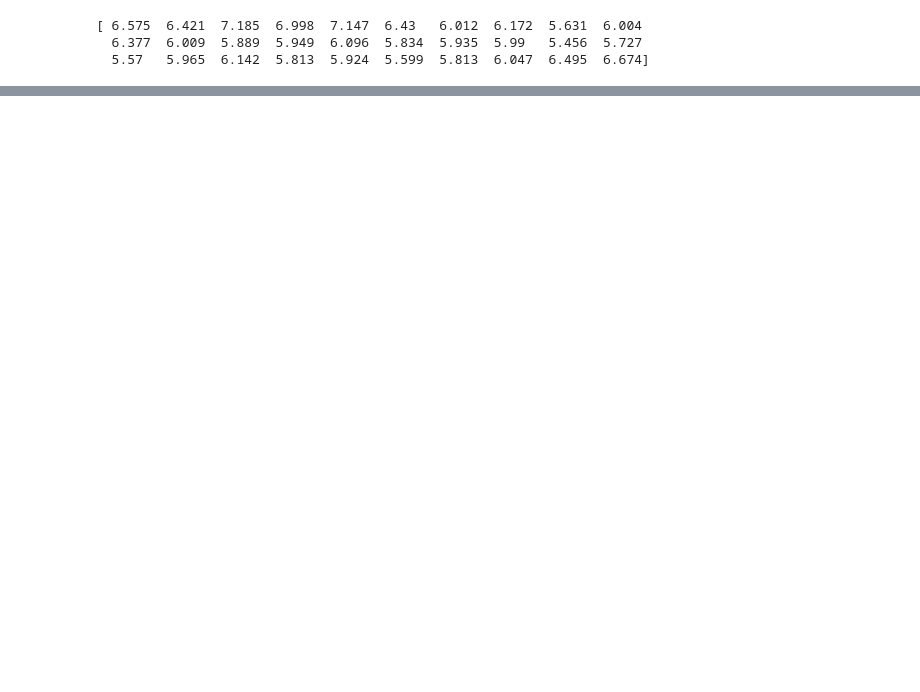
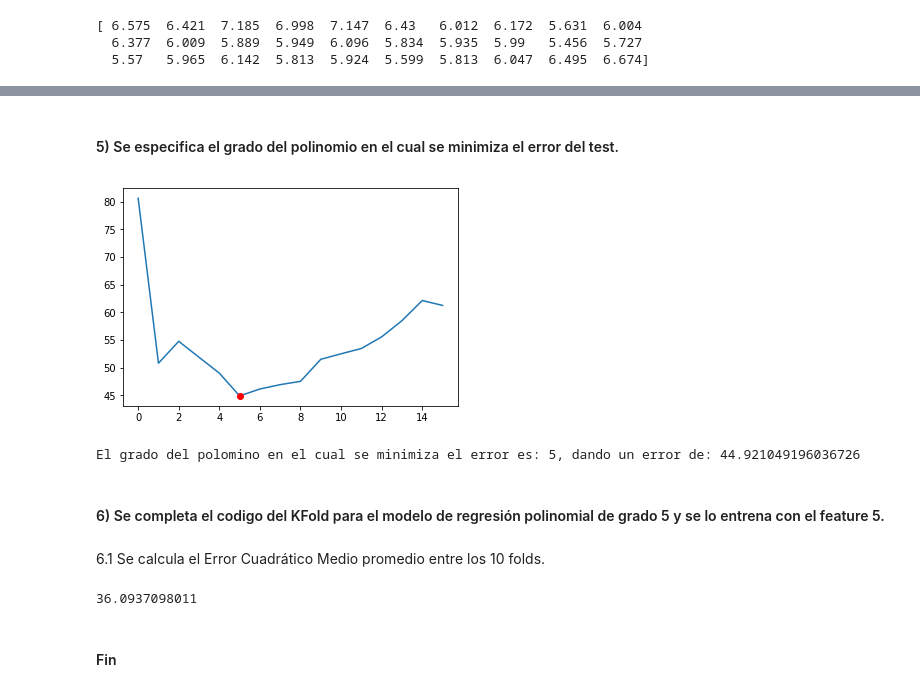
Before and after one commit to nicosalu/inteligencia-2017, a Jupyter notebook: regresion-2-ejercicio-clase-3/regresion-2-ejercicio-clase-3.ipynb, the cells around one changed output, grey strips where cells are left out. Saved outputs shown, nothing was run; the diff lists cells and outputs as text; code cells hidden in the pictures; blank space fills up the shorter version.

```diff
--- a/regresion-2-ejercicio-clase-3/regresion-2-ejercicio-clase-3.ipynb
+++ b/regresion-2-ejercicio-clase-3/regresion-2-ejercicio-clase-3.ipynb
@@ -39,0 +63,15 @@ from sklearn.preprocessing import PolynomialFeatures
+# %%
+from sklearn.metrics import mean_squared_error
+import numpy as np
+y_error_entrenamiento = []
+y_error_test = []
+x_gradosPolinomio = []
+for a in range(16):
+    poly = PolynomialFeatures(degree=a)
+    X_train_poly = poly.fit_transform(X_train.reshape(-1, 1), y_train)
+    poly_regressor = LinearRegression()
+    poly_regressor.fit(X_train_poly, y_train)
+    X_test_poly = poly.transform(X_test.reshape(-1, 1))
+    y_error_entrenamiento.append(mean_squared_error(y_train, poly_regressor.predict(X_train_poly)))
+    y_error_test.append(mean_squared_error(y_test, poly_regressor.predict(X_test_poly)))
+    x_gradosPolinomio.append(a)
@@ -39,0 +80,4 @@ from sklearn.preprocessing import PolynomialFeatures
+# %%
+y_error_entrenamiento = np.array(y_error_entrenamiento)
+y_error_test = np.array(y_error_test)
+x_gradosPolinomio = np.array(x_gradosPolinomio)
@@ -39,0 +98,11 @@ from sklearn.preprocessing import PolynomialFeatures
+# %% [markdown]
+#### 5) Se especifica el grado del polinomio en el cual se minimiza el error del test.
+# %%
+plt.plot(x_gradosPolinomio, y_error_test, '-', x_gradosPolinomio[np.argmin(y_error_test)], y_error_test.min(), 'ro')
+plt.show()
+print('El grado del polomino en el cual se minimiza el error es: {}, dando un error de: {}'.format(x_gradosPolinomio[np.argmin(y_error_test)], y_error_test.min()))
+# %% [output]
+[figure, added]
+El grado del polomino en el cual se minimiza el error es: 5, dando un error de: 44.921049196036726
+# %% [markdown]
+#### 6) Se completa el codigo del KFold para el modelo de regresión polinomial de grado 5 y se lo entrena con el feature 5.
@@ -39,0 +130,8 @@ from sklearn.preprocessing import PolynomialFeatures
+# %% [markdown]
+6.1 Se calcula el Error Cuadrático Medio promedio entre los 10 folds.
+# %%
+print(np.average(test_error_poly))
+# %% [output]
+36.0937098011
+# %% [markdown]
+#### Fin
```
Also changed, not shown: parts of 19 cells of this notebook.
